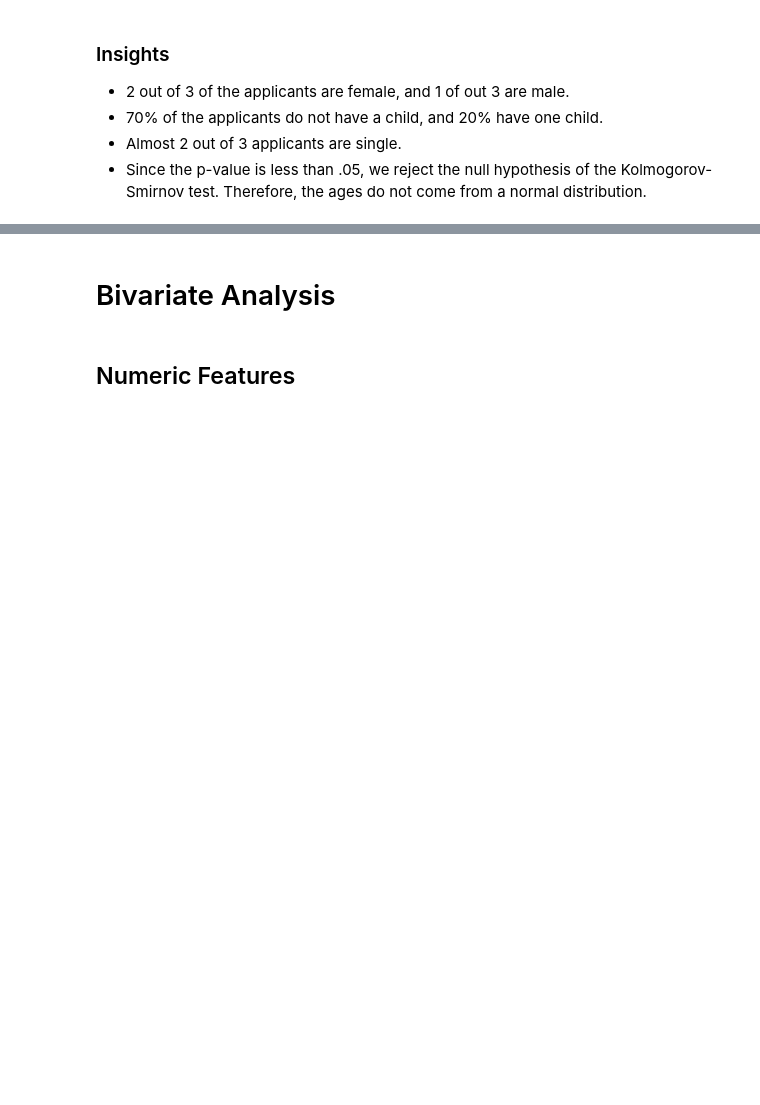
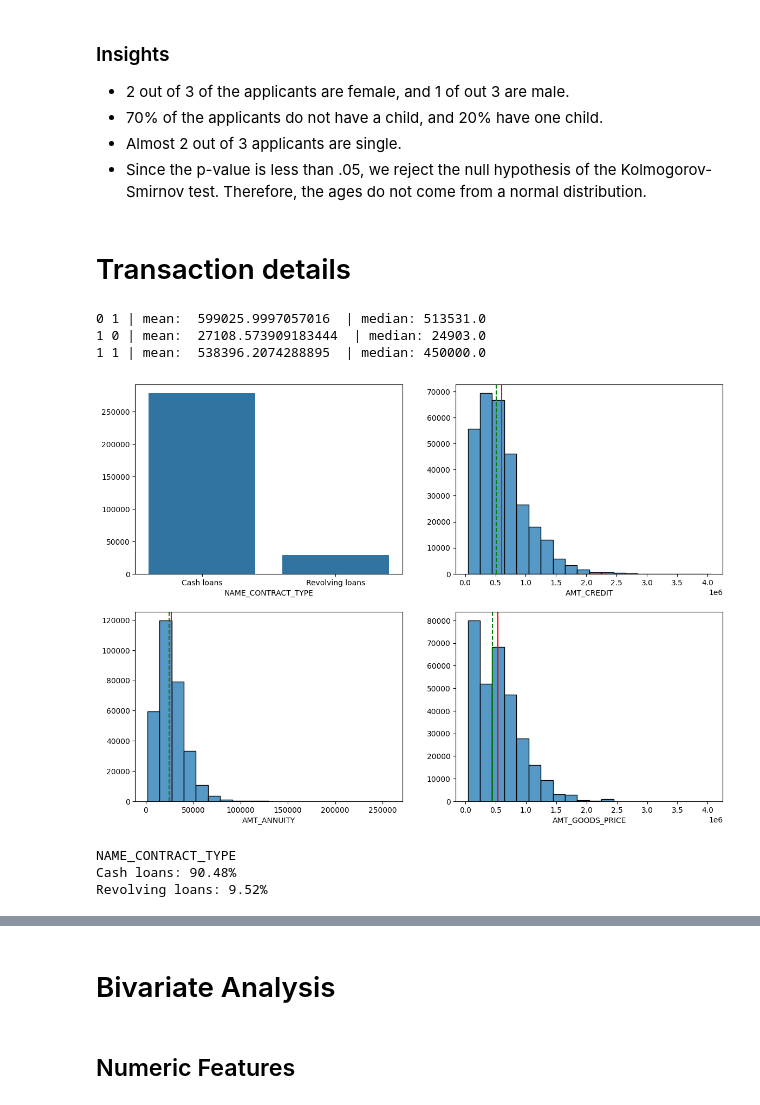
Before and after one commit to mlcuadra1/Credit-Risk, a Jupyter notebook: notebooks/Script 2 - EDA.ipynb, the cells around one changed output, grey strips where cells are left out. Drawn from its saved outputs; the diff is of its cells as text; code cells hidden in the pictures; blank space fills up the shorter version.

Commit message:
Transactions univariate

```diff
--- a/notebooks/Script 2 - EDA.ipynb
+++ b/notebooks/Script 2 - EDA.ipynb
@@ -59,6 +59,7 @@ Name: count, dtype: int64
 # %%
 # Defining groupings
 demographic_cols = ['CODE_GENDER', 'CNT_CHILDREN', 'NAME_FAMILY_STATUS', 'AGE']
+transaction_cols = ['NAME_CONTRACT_TYPE', 'AMT_CREDIT', 'AMT_ANNUITY', 'AMT_GOODS_PRICE']
 socioeconomic_cols = ['AMT_INCOME_TOTAL', 'NAME_INCOME_TYPE', 'NAME_EDUCATION_TYPE', 'DAYS_EMPLOYED', 'OCCUPATION_TYPE', 'ORGANIZATION_TYPE']
 socioeconomic_misc_cols = ['FLAG_OWN_CAR', 'FLAG_OWN_REALTY', 'OWN_CAR_AGE', 'DAYS_LAST_PHONE_CHANGE']
 
@@ -163,3 +207,18 @@ KstestResult(statistic=0.06143085522585834, pvalue=0.0, statistic_location=37, s
 - 70% of the applicants do not have a child, and 20% have one child.
 - Almost 2 out of 3 applicants are single.
 - Since the p-value is less than .05, we reject the null hypothesis of the Kolmogorov-Smirnov test. Therefore, the ages do not come from a normal distribution.
+# %% [markdown]
+# Transaction details
+# %%
+multi_dtype_plot(app_train_df_withbool, transaction_cols, 2, 2, align='center')
+# %% [output]
+0 1 | mean:  599025.9997057016  | median: 513531.0
+1 0 | mean:  27108.573909183444  | median: 24903.0
+1 1 | mean:  538396.2074288895  | median: 450000.0
+[figure, added]
+# %%
+percent_summary(app_train_df_withbool, 'NAME_CONTRACT_TYPE', items=2)
+# %% [output]
+NAME_CONTRACT_TYPE
+Cash loans: 90.48%
+Revolving loans: 9.52%
```
Also changed, not shown: parts of 8 cells of this notebook.
